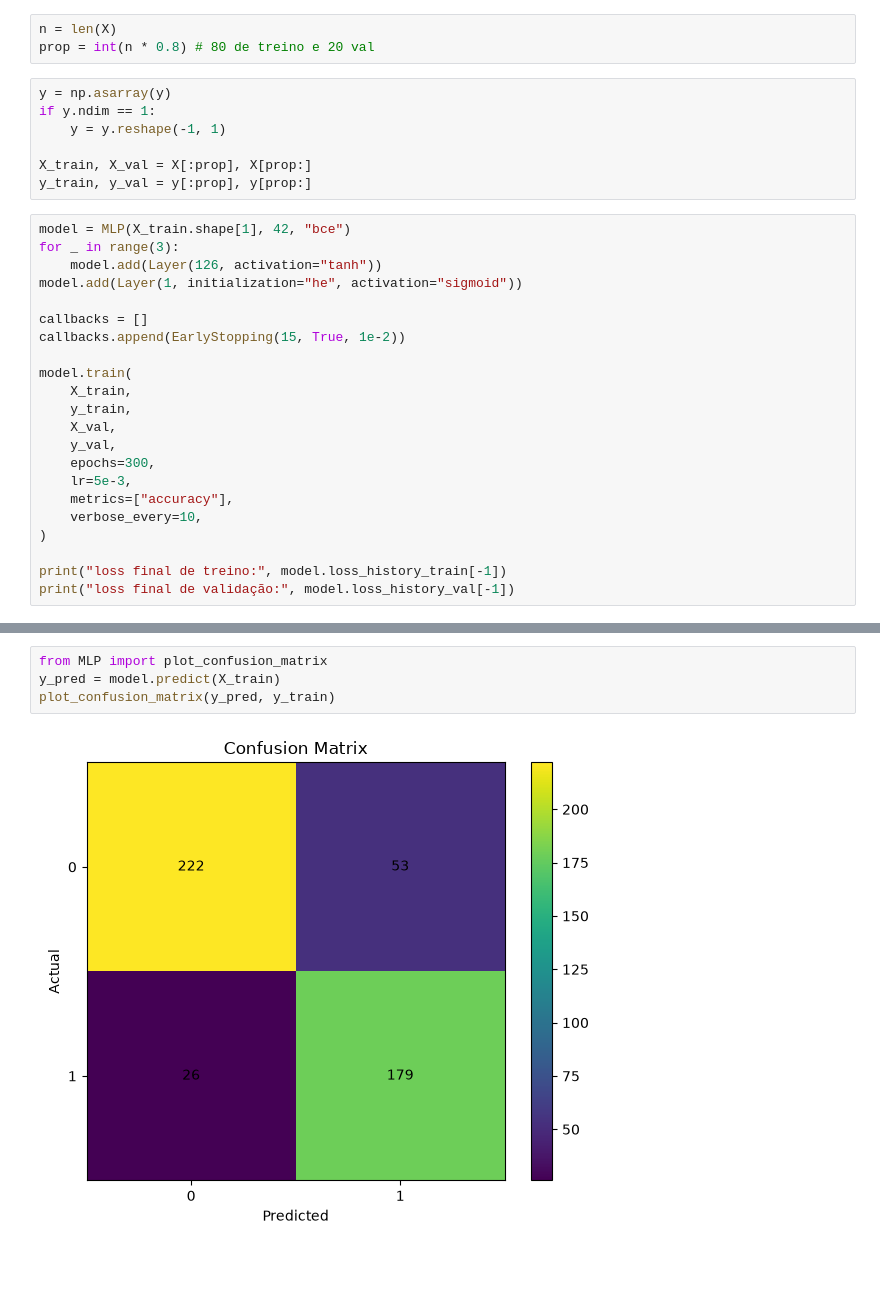
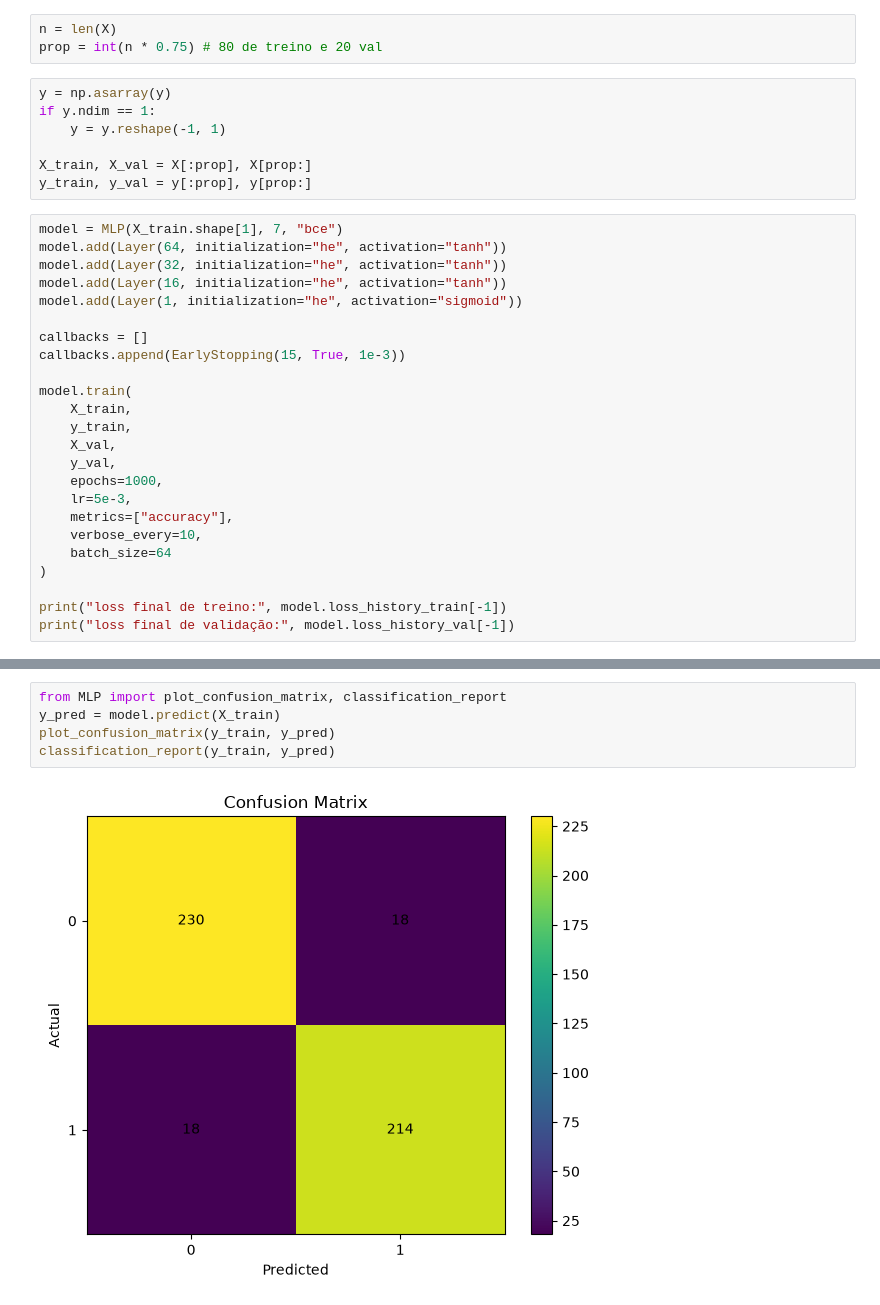
Before and after one commit to gfrone/MultiLayerPerceptron-in-Python-Using-Numpy, a Jupyter notebook: test.ipynb, the cells around one changed output, grey strips where cells are left out. Drawn from its saved outputs; the diff is of its cells as text; blank space fills up the shorter version.

Commit message:
Batch Implementation

```diff
--- a/test.ipynb
+++ b/test.ipynb
@@ -33,7 +33,7 @@ data.standard_scaler()
 X, y = data.return_data()
 # %%
 n = len(X)
-prop = int(n * 0.8) # 80 de treino e 20 val
+prop = int(n * 0.75) # 80 de treino e 20 val
 # %%
 y = np.asarray(y)
 if y.ndim == 1:
@@ -42,23 +42,25 @@ if y.ndim == 1:
 X_train, X_val = X[:prop], X[prop:]
 y_train, y_val = y[:prop], y[prop:]
 # %%
-model = MLP(X_train.shape[1], 42, "bce")
-for _ in range(3):
-    model.add(Layer(126, activation="tanh"))
+model = MLP(X_train.shape[1], 7, "bce")
+model.add(Layer(64, initialization="he", activation="tanh"))
+model.add(Layer(32, initialization="he", activation="tanh"))
+model.add(Layer(16, initialization="he", activation="tanh"))
 model.add(Layer(1, initialization="he", activation="sigmoid"))
 
 callbacks = []
-callbacks.append(EarlyStopping(15, True, 1e-2))
+callbacks.append(EarlyStopping(15, True, 1e-3))
 
 model.train(
     X_train,
     y_train,
     X_val,
     y_val,
-    epochs=300,
+    epochs=1000,
     lr=5e-3,
     metrics=["accuracy"],
     verbose_every=10,
+    batch_size=64
 )
 
 print("loss final de treino:", model.loss_history_train[-1])
@@ -88,6 +90,7 @@ model.plot_train_val_loss()
 # %%
-from MLP import plot_confusion_matrix
+from MLP import plot_confusion_matrix, classification_report
 y_pred = model.predict(X_train)
-plot_confusion_matrix(y_pred, y_train)
+plot_confusion_matrix(y_train, y_pred)
+classification_report(y_train, y_pred)
 # %% [output]
-[figure, old version]
+[figure, new version]
```
Also changed, not shown: parts of 3 cells of this notebook, 3 other files.
